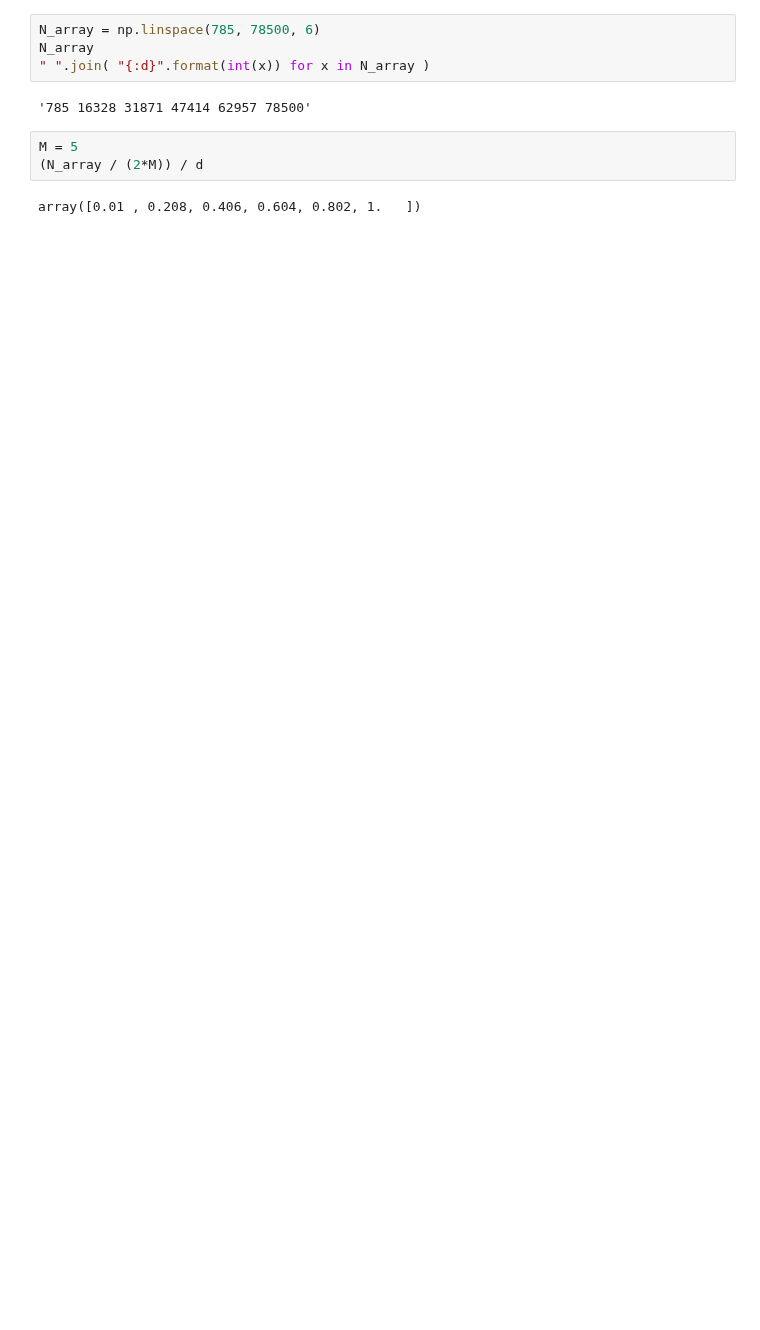
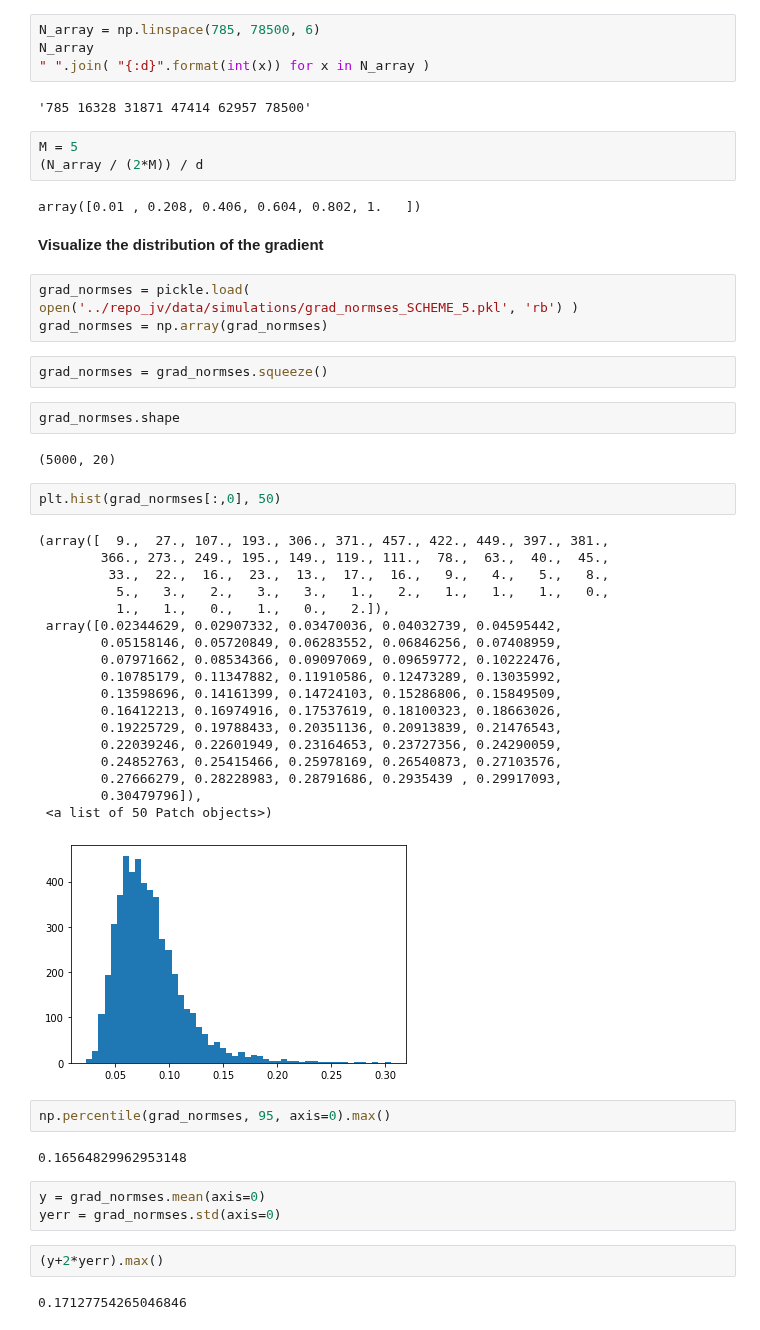
Before and after one commit to Fuzzy-Face/JSAC_FL, a Jupyter notebook: temp.ipynb, the cells around one changed output. Drawn from its saved outputs; the diff is of its cells as text; blank space fills up the shorter version.

```diff
--- a/temp.ipynb
+++ b/temp.ipynb
@@ -473,3 +467,46 @@ M = 5
 (N_array / (2*M)) / d
 # %% [output]
 array([0.01 , 0.208, 0.406, 0.604, 0.802, 1.   ])
+# %% [markdown]
+**Visualize the distribution of the gradient**
+# %%
+grad_normses = pickle.load( open('../repo_jv/data/simulations/grad_normses_SCHEME_5.pkl', 'rb') )
+grad_normses = np.array(grad_normses)
+# %%
+grad_normses = grad_normses.squeeze()
+# %%
+grad_normses.shape
+# %% [output]
+(5000, 20)
+# %%
+plt.hist(grad_normses[:,0], 50)
+# %% [output]
+(array([  9.,  27., 107., 193., 306., 371., 457., 422., 449., 397., 381.,
+        366., 273., 249., 195., 149., 119., 111.,  78.,  63.,  40.,  45.,
+         33.,  22.,  16.,  23.,  13.,  17.,  16.,   9.,   4.,   5.,   8.,
+          5.,   3.,   2.,   3.,   3.,   1.,   2.,   1.,   1.,   1.,   0.,
+          1.,   1.,   0.,   1.,   0.,   2.]),
+ array([0.02344629, 0.02907332, 0.03470036, 0.04032739, 0.04595442,
+        0.05158146, 0.05720849, 0.06283552, 0.06846256, 0.07408959,
+        0.07971662, 0.08534366, 0.09097069, 0.09659772, 0.10222476,
+        0.10785179, 0.11347882, 0.11910586, 0.12473289, 0.13035992,
+        0.13598696, 0.14161399, 0.14724103, 0.15286806, 0.15849509,
+        0.16412213, 0.16974916, 0.17537619, 0.18100323, 0.18663026,
+        0.19225729, 0.19788433, 0.20351136, 0.20913839, 0.21476543,
+        0.22039246, 0.22601949, 0.23164653, 0.23727356, 0.24290059,
+        0.24852763, 0.25415466, 0.25978169, 0.26540873, 0.27103576,
+        0.27666279, 0.28228983, 0.28791686, 0.2935439 , 0.29917093,
+        0.30479796]),
+ <a list of 50 Patch objects>)
+[figure, added]
+# %%
+np.percentile(grad_normses, 95, axis=0).max()
+# %% [output]
+0.16564829962953148
+# %%
+y = grad_normses.mean(axis=0)
+yerr = grad_normses.std(axis=0)
+# %%
+(y+2*yerr).max()
+# %% [output]
+0.17127754265046846
```
Also changed, not shown: parts of 7 cells of this notebook, 4 other files.
